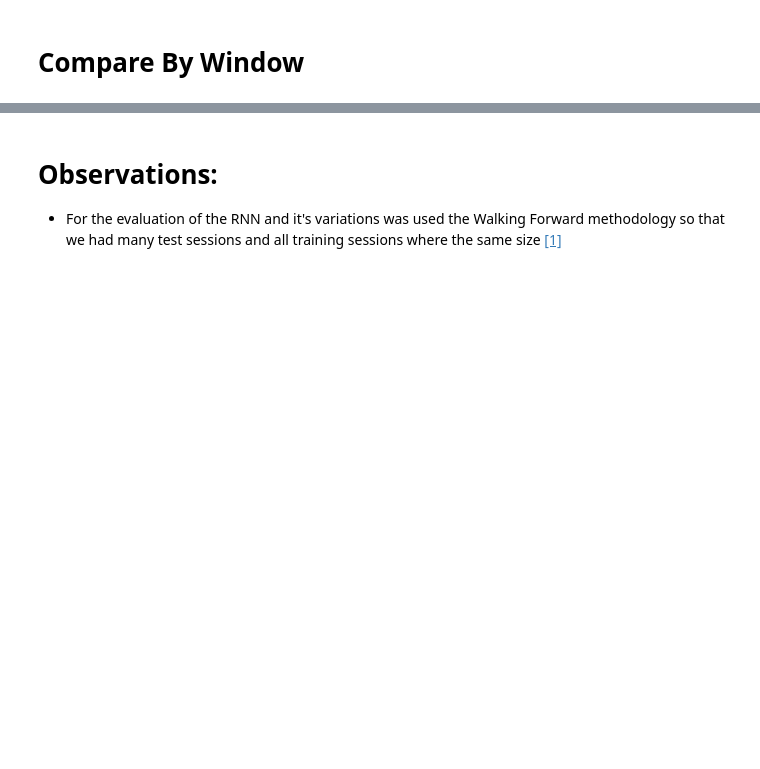
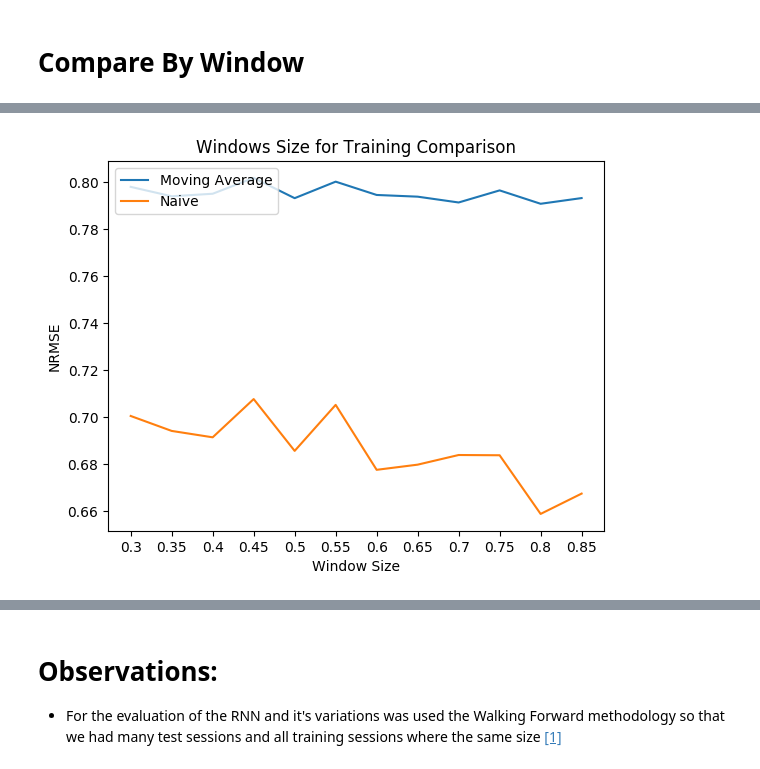
Before and after one commit to claudiosegala/traffic-flow-prediction, a Jupyter notebook: code/tcc.ipynb, the cells around one changed output, grey strips where cells are left out. Drawn from its saved outputs; the diff is of its cells as text; code cells hidden in the pictures; blank space fills up the shorter version.

```diff
--- a/code/tcc.ipynb
+++ b/code/tcc.ipynb
@@ -1139,22 +1161,24 @@ plot_performance_improved('HR', 'HR', 'Hit Ratio Comparison')
 # %% [markdown]
 # Compare By Window
 # %%
-def plot_results_by_window_split():
+def plot_results_comparison(name, xlabel, xticks, metric):
   path = f"{TCC_PATH}plots/window_comparison"
   models = [*comparison_data[0]['results']]
 
   for model in models:
-    datapoints = [result['results'][model]['NRMSE'] for result in comparison_data]
+    datapoints = [result['results'][model][metric] for result in comparison_data]
     plt.plot(datapoints)
 
-  plt.title('Windows Size for Training Comparison')
-  plt.ylabel('NRMSE')
-  plt.xlabel('Window Size')
+  plt.title(name)
+  plt.ylabel(metric)
+  plt.xlabel(xlabel)
+  plt.xticks(np.arange(len(xticks)), xticks)
   plt.legend(models, loc='upper left')
   plt.rcdefaults()
 
   plt.savefig(path + ".png", bbox_inches='tight')
   plt.savefig(path + ".pdf")
 
+  plt.show()
   plt.close('all')
 # %%
@@ -1198,4 +1269,3 @@ def compare_results_by_window_split():
 # %%
-#splitting_windows = [0.20, 0.25, 0.30, 0.35, 0.40, 0.45, 0.50, 0.55, 0.60, 0.65, 0.70, 0.75, 0.80, 0.85, 0.90]
-
-splitting_windows = [0.20, 0.30, 0.40, 0.50, 0.60, 0.70]
+window_splits = [0.30, 0.35, 0.40, 0.45, 0.50, 0.55, 0.60, 0.65, 0.70, 0.75, 0.80, 0.85]
+compare_results_by_window_split(window_splits)
@@ -1205,0 +1290,4 @@ splitting_windows = [0.20, 0.30, 0.40, 0.50, 0.60, 0.70]
+# %%
+plot_results_comparison('Windows Size for Training Comparison', 'Window Size', window_splits, 'NRMSE')
+# %% [output]
+[figure, added]
```
Also changed, not shown: parts of 59 cells of this notebook.
